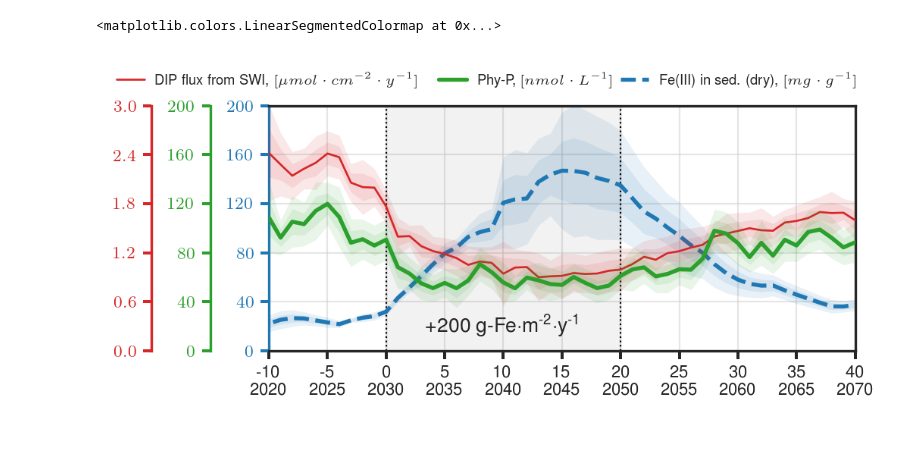
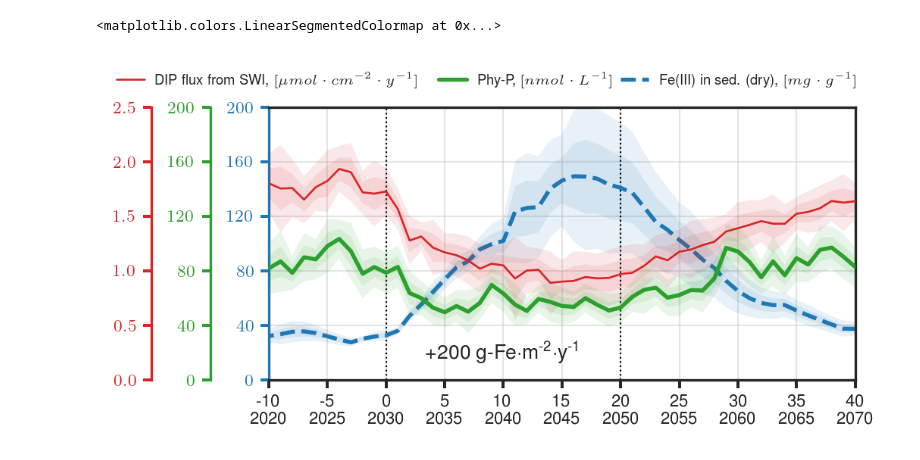
Before and after one commit to biogeochemistry/MyLake_v2_Vansjo, a Jupyter notebook: Postproc_code/Fe scenarios 17m sediments.ipynb, the cells around one changed output. Drawn from its saved outputs; the diff is of its cells as text; code cells hidden in the pictures.

```diff
--- a/Postproc_code/Fe scenarios 17m sediments.ipynb
+++ b/Postproc_code/Fe scenarios 17m sediments.ipynb
@@ -51,10 +51,10 @@ Fe_20y_kfeox16e6_hdf = h5py.File('/Volumes/Igor EcoHDD/Scenarios/192ts_Fe_20x_20
 # %%
-Fe_RCP8_IPSL = h5py.File('/Volumes/Igor EcoHDD/Scenarios/192ts_Fe_200g_2030_2050_T_only_RCP8_IPSL_2015_2070.mat', 'r')
-Fe_RCP8_GFDL = h5py.File('/Volumes/Igor EcoHDD/Scenarios/192ts_Fe_200g_2030_2050_T_only_RCP8_GFDL_2015_2070.mat', 'r')
-Fe_RCP85_NorESM = h5py.File('/Volumes/Igor EcoHDD/Scenarios/192ts_Fe_200g_2030_2050_T_only_RCP85_NorESM_2015_2070.mat', 'r')
-Fe_RCP4_IPSL = h5py.File('/Volumes/Igor EcoHDD/Scenarios/192ts_Fe_200g_2030_2050_T_only_RCP4_IPSL_2015_2070.mat', 'r')
-Fe_RCP45_NorESM = h5py.File('/Volumes/Igor EcoHDD/Scenarios/192ts_Fe_200g_2030_2050_T_only_RCP45_NorESM_2015_2070.mat', 'r')
-Fe_RCP4_GFDL = h5py.File('/Volumes/Igor EcoHDD/Scenarios/192ts_Fe_200g_2030_2050_T_only_RCP4_GFDL_2015_2070.mat', 'r')
+Fe_RCP8_IPSL = h5py.File('/Volumes/Igor EcoHDD/Scenarios/192ts_Fe_200g_2030_2050_T_only_RCP8_IPSL_1995_2070.mat', 'r')
+Fe_RCP8_GFDL = h5py.File('/Volumes/Igor EcoHDD/Scenarios/192ts_Fe_200g_2030_2050_T_only_RCP8_GFDL_1995_2070.mat', 'r')
+Fe_RCP85_NorESM = h5py.File('/Volumes/Igor EcoHDD/Scenarios/192ts_Fe_200g_2030_2050_T_only_RCP85_NorESM_1995_2070.mat', 'r')
+Fe_RCP4_IPSL = h5py.File('/Volumes/Igor EcoHDD/Scenarios/192ts_Fe_200g_2030_2050_T_only_RCP4_IPSL_1995_2070.mat', 'r')
+Fe_RCP45_NorESM = h5py.File('/Volumes/Igor EcoHDD/Scenarios/192ts_Fe_200g_2030_2050_T_only_RCP45_NorESM_1995_2070.mat', 'r')
+Fe_RCP4_GFDL = h5py.File('/Volumes/Igor EcoHDD/Scenarios/192ts_Fe_200g_2030_2050_T_only_RCP4_GFDL_1995_2070.mat', 'r')
 # %%
 boundary_P_fluxes(Fe_20y_hdf, start=12784, end=20089)
 # %% [output]
@@ -147,7 +147,7 @@ date = datetime(2015-55, 1, 1)
 ds = pd.date_range(date, date + timedelta(days-1), freq='D')
 # %%
 days = len(np.array(Fe_RCP8_IPSL['MyLake_results']['basin1']['concentrations']['C'])[:,8])
-date_2 = datetime(2015, 1, 1)
+date_2 = datetime(1995, 1, 1)
 ds_2 = pd.date_range(date_2, date_2 + timedelta(days-1), freq='D')
 # %%
 names_scen = ['IPSL 8.5', 'IPSL 4.5', 'GFDL 8.5', 'GFDL 4.5', 'NorESM 8.5', 'NorESM 4.5']
@@ -479,7 +500,7 @@ def make_patch_spines_invisible(ax):
     for sp in ax.spines.values():
         sp.set_visible(False)
 
-fig, (host) = plt.subplots(1,1, figsize=(6,3))
+fig, (host) = plt.subplots(1,1, figsize=(6,3.2))
 fig.subplots_adjust(right=0.75)
 
 par1 = host.twinx()
@@ -496,19 +517,19 @@ make_patch_spines_invisible(par2)
 par2.spines["right"].set_visible(True)
 
 
-p1, = host.plot(Fe_sed['Year'].unique(), Fe_sed.groupby(['Year']).mean()['mean'],c=sns.color_palette()[0], label="Fe(III) in sed. (dry), $[mg\cdot g^{-1}]$",ls='--', lw=2)
-host.fill_between(Fe_sed['Year'].unique(), Fe_sed.groupby(['Year']).mean()['mean']-Fe_sed.groupby(['Year']).mean()['CI68'], Fe_sed.groupby(['Year']).mean()['mean']+Fe_sed.groupby(['Year']).mean()['CI68'], alpha=0.1, lw=0, color=sns.color_palette()[0])
-host.fill_between(Fe_sed['Year'].unique(), Fe_sed.groupby(['Year']).mean()['mean']-2*Fe_sed.groupby(['Year']).mean()['CI68'], Fe_sed.groupby(['Year']).mean()['mean']+2*Fe_sed.groupby(['Year']).mean()['CI68'], alpha=0.1, lw=0, color=sns.color_palette()[0])
+p1, = host.plot(Fe_sed['Year'].unique()+1, Fe_sed.groupby(['Year']).mean()['mean'],c=sns.color_palette()[0], label="Fe(III) in sed. (dry), $[mg\cdot g^{-1}]$",ls='--', lw=2)
+host.fill_between(Fe_sed['Year'].unique()+1, Fe_sed.groupby(['Year']).mean()['mean']-Fe_sed.groupby(['Year']).mean()['CI68'], Fe_sed.groupby(['Year']).mean()['mean']+Fe_sed.groupby(['Year']).mean()['CI68'], alpha=0.1, lw=0, color=sns.color_palette()[0])
+host.fill_between(Fe_sed['Year'].unique()+1, Fe_sed.groupby(['Year']).mean()['mean']-2*Fe_sed.groupby(['Year']).mean()['CI68'], Fe_sed.groupby(['Year']).mean()['mean']+2*Fe_sed.groupby(['Year']).mean()['CI68'], alpha=0.1, lw=0, color=sns.color_palette()[0])
 
 
 
-p2, = par1.plot(DIP_fx['Year'].unique(), fx_convert/31000*DIP_fx.groupby(['Year']).mean()['mean'],c=sns.color_palette()[3], label="DIP flux from SWI, $[\mu mol \cdot cm^{-2}\cdot y^{-1}]$", lw=1)
-par1.fill_between(DIP_fx['Year'].unique(), fx_convert/31000*DIP_fx.groupby(['Year']).mean()['mean']-fx_convert/31000*DIP_fx.groupby(['Year']).mean()['CI68'], fx_convert/31000*DIP_fx.groupby(['Year']).mean()['mean']+fx_convert/31000*DIP_fx.groupby(['Year']).mean()['CI68'], alpha=0.1, lw=0, color=sns.color_palette()[3])
-par1.fill_between(DIP_fx['Year'].unique(), fx_convert/31000*DIP_fx.groupby(['Year']).mean()['mean']-fx_convert/31000*2*DIP_fx.groupby(['Year']).mean()['CI68'], fx_convert/31000*DIP_fx.groupby(['Year']).mean()['mean']+fx_convert/31000*2*DIP_fx.groupby(['Year']).mean()['CI68'], alpha=0.1, lw=0, color=sns.color_palette()[3])
+p2, = par1.plot(DIP_fx['Year'].unique()+1, fx_convert/31000*DIP_fx.groupby(['Year']).mean()['mean'],c=sns.color_palette()[3], label="DIP flux from SWI, $[\mu mol \cdot cm^{-2}\cdot y^{-1}]$", lw=1)
+par1.fill_between(DIP_fx['Year'].unique()+1, fx_convert/31000*DIP_fx.groupby(['Year']).mean()['mean']-fx_convert/31000*DIP_fx.groupby(['Year']).mean()['CI68'], fx_convert/31000*DIP_fx.groupby(['Year']).mean()['mean']+fx_convert/31000*DIP_fx.groupby(['Year']).mean()['CI68'], alpha=0.1, lw=0, color=sns.color_palette()[3])
+par1.fill_between(DIP_fx['Year'].unique()+1, fx_convert/31000*DIP_fx.groupby(['Year']).mean()['mean']-fx_convert/31000*2*DIP_fx.groupby(['Year']).mean()['CI68'], fx_convert/31000*DIP_fx.groupby(['Year']).mean()['mean']+fx_convert/31000*2*DIP_fx.groupby(['Year']).mean()['CI68'], alpha=0.1, lw=0, color=sns.color_palette()[3])
 
-p3, = par2.plot(Phy_4m['Year'].unique(), Phy_4m.groupby(['Year']).mean()['mean']/31*1000,c=sns.color_palette()[2], label="Phy-P, $[nmol\cdot L^{-1}]$", lw=2)
-par2.fill_between(Phy_4m['Year'].unique(), Phy_4m.groupby(['Year']).mean()['mean']/31*1000-Phy_4m.groupby(['Year']).mean()['CI68']/31*1000, Phy_4m.groupby(['Year']).mean()['mean']/31*1000+Phy_4m.groupby(['Year']).mean()['CI68']/31*1000, alpha=0.1, lw=0, color=sns.color_palette()[2])
-par2.fill_between(Phy_4m['Year'].unique(), Phy_4m.groupby(['Year']).mean()['mean']/31*1000-2*Phy_4m.groupby(['Year']).mean()['CI68']/31*1000, Phy_4m.groupby(['Year']).mean()['mean']/31*1000+2*Phy_4m.groupby(['Year']).mean()['CI68']/31*1000, alpha=0.1, lw=0, color=sns.color_palette()[2])
+p3, = par2.plot(Phy_4m['Year'].unique()+1, Phy_4m.groupby(['Year']).mean()['mean']/31*1000,c=sns.color_palette()[2], label="Phy-P, $[nmol\cdot L^{-1}]$", lw=2)
+par2.fill_between(Phy_4m['Year'].unique()+1, Phy_4m.groupby(['Year']).mean()['mean']/31*1000-Phy_4m.groupby(['Year']).mean()['CI68']/31*1000, Phy_4m.groupby(['Year']).mean()['mean']/31*1000+Phy_4m.groupby(['Year']).mean()['CI68']/31*1000, alpha=0.1, lw=0, color=sns.color_palette()[2])
+par2.fill_between(Phy_4m['Year'].unique()+1, Phy_4m.groupby(['Year']).mean()['mean']/31*1000-2*Phy_4m.groupby(['Year']).mean()['CI68']/31*1000, Phy_4m.groupby(['Year']).mean()['mean']/31*1000+2*Phy_4m.groupby(['Year']).mean()['CI68']/31*1000, alpha=0.1, lw=0, color=sns.color_palette()[2])
 
 
 # p1, = host.plot(Fe_sed['Year'].unique(), Fe_sed.groupby(['Year']).mean()[names_scen] + PO4ads.groupby(['Year']).mean()[names_scen], c=sns.color_palette()[0], label="Fe(III) in sed. (dry), $[mg\cdot g^{-1}]$",ls='--', lw=2)
@@ -555,7 +576,7 @@ lines = [p1, p2, p3]
 host.grid(alpha=0.5)
 
 host.vlines([2030,2050], 0, 200, linestyle=':', lw=.8)
-host.axvspan(2030, 2050, alpha=0.1, color='gray')
+# host.axvspan(2030, 2050, alpha=0.1, color='gray')
 
 # legend1 = pyplot.legend(, ["algo1", "algo2", "algo3"], loc=1)
 shiftx = 0.1
@@ -565,33 +586,33 @@ par2.legend([lines[2]], [lines[2].get_label()], loc=(0.18+shiftx,1.05), frameon=
 # par1.add_artist(l2)
 # plt.tight_layout()
 # host.text(2005,158, 'Fe addition', fontsize='small', horizontalalignment='center')
 host.text(2040,15, r'+200 g-Fe$\cdot$m\textsuperscript{-2}$\cdot$y\textsuperscript{-1}', fontsize='medium', horizontalalignment='center')
 
 
 plt.subplots_adjust(left=0.2, bottom=0.15, right=None, top=None,
                 wspace=None, hspace=None)
 
 # host.margins(x=1, y=1)
 # plt.gcf().subplots_adjust(bottom=0.15)
 # plt.gcf().subplots_adjust(right=0.3)
 
 host.set_xticks(np.linspace(2020,2070,11))
 host.set_xticklabels(['-10\n2020','-5\n2025','0\n2030','5\n2035','10\n2040','15\n2045','20\n2050','25\n2055','30\n2060', '35\n2065', '40\n2070'], fontsize='small')
 
 host.set_xlim(2020, 2070)
 plt.tight_layout(pad=2.5)
 
 host.set_xlim(2020, 2070)
 host.set_ylim(0, 180)
 par1.set_ylim(0., 2.25)
 par2.set_ylim(0, 135)
 host.set_yticks(np.linspace(0,200,6))
-par1.set_yticks(np.linspace(0,3,6))
+par1.set_yticks(np.linspace(0,2.5,6))
 par2.set_yticks(np.linspace(0,200,6))
 
-savefig('cc/Fe/Fe_Phy_Pfx_climate_uncert')
+# savefig('cc/Fe/Fe_Phy_Pfx_climate_uncert')
 
 
 plt.show()
 # %% [output]
-[figure, old version]
+[figure, new version]
```
Also changed, not shown: parts of 9 cells of this notebook, 10 other files.
